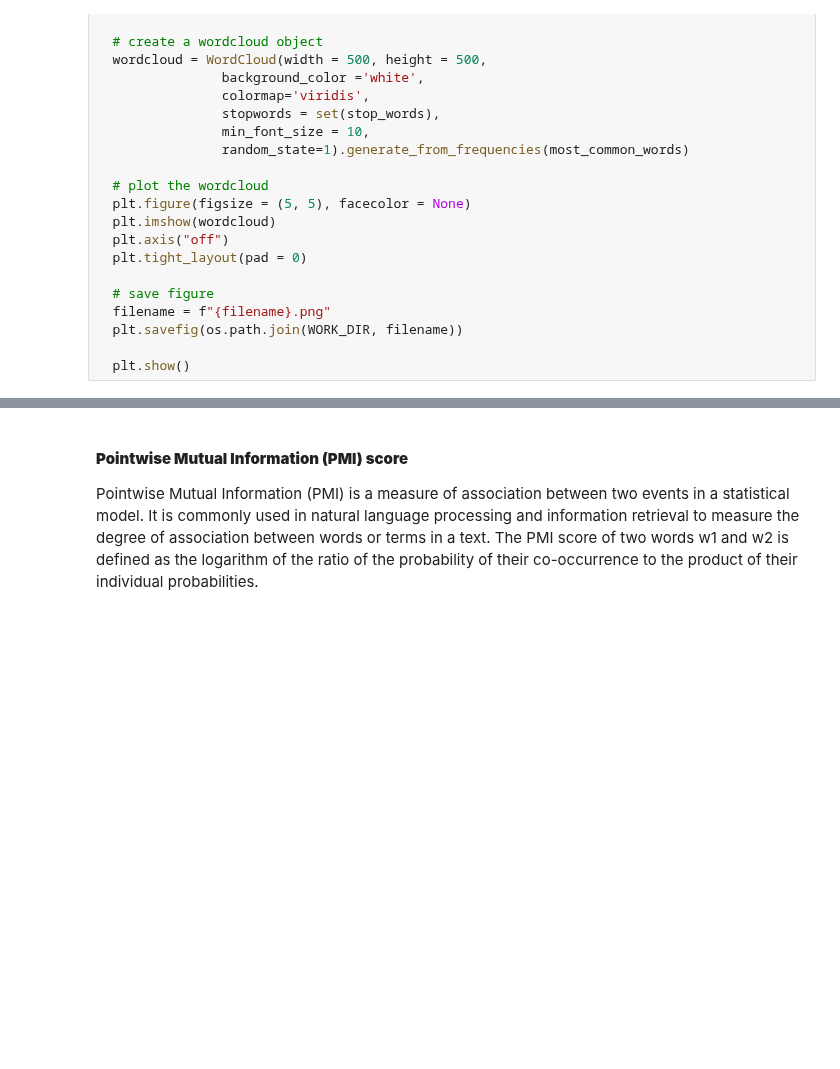
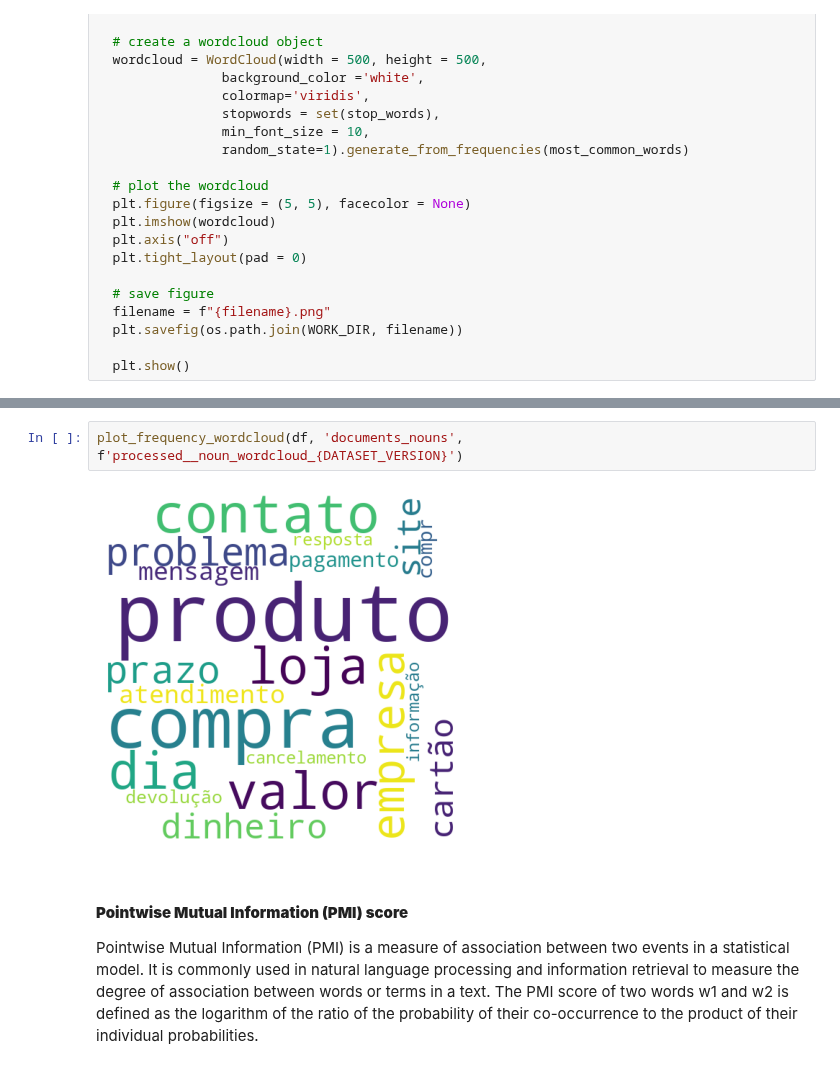
Before and after one commit to mathewsrc/Topic-Modeling-Reclame-Aqui, a Jupyter notebook: preprocessing.ipynb, the cells around one changed output, grey strips where cells are left out. Drawn from its saved outputs; the diff is of its cells as text; blank space fills up the shorter version.

```diff
--- a/preprocessing.ipynb
+++ b/preprocessing.ipynb
@@ -498,3 +494,7 @@ plot_frequency_wordcloud(df, 'documents',  f'preprocessed_wordcloud_{DATASET_VER
+# %%
+plot_frequency_wordcloud(df, 'documents_nouns',  f'processed__noun_wordcloud_{DATASET_VERSION}')
+# %% [output]
+[figure, added]
 # %% [markdown]
 #### **Pointwise Mutual Information (PMI) score**
 
```
Also changed, not shown: parts of 39 cells of this notebook.
